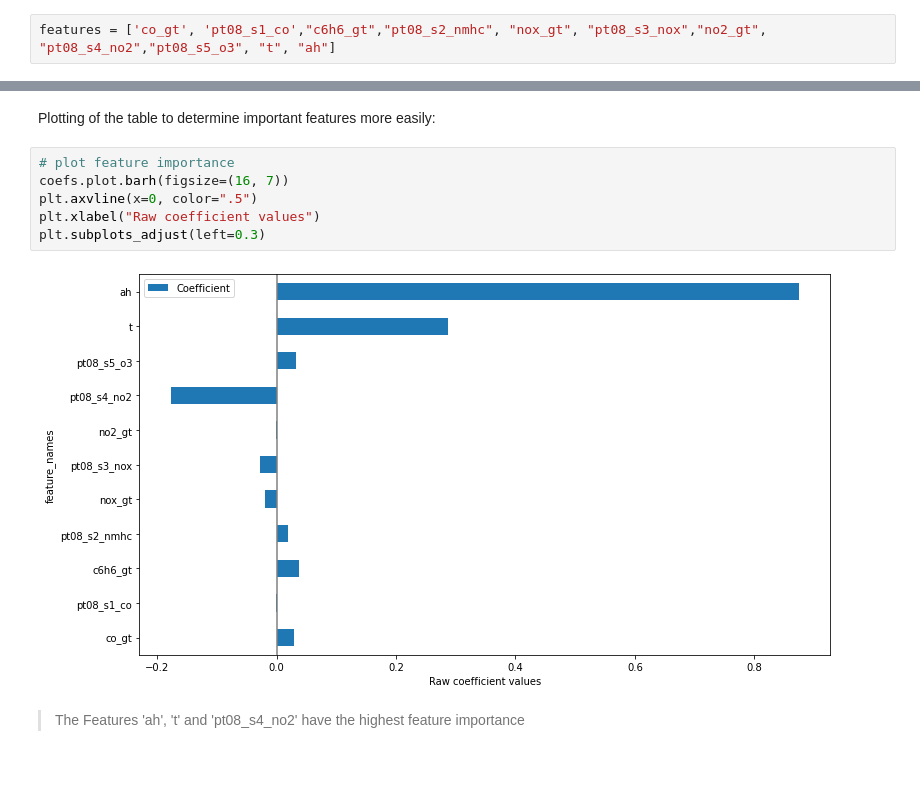
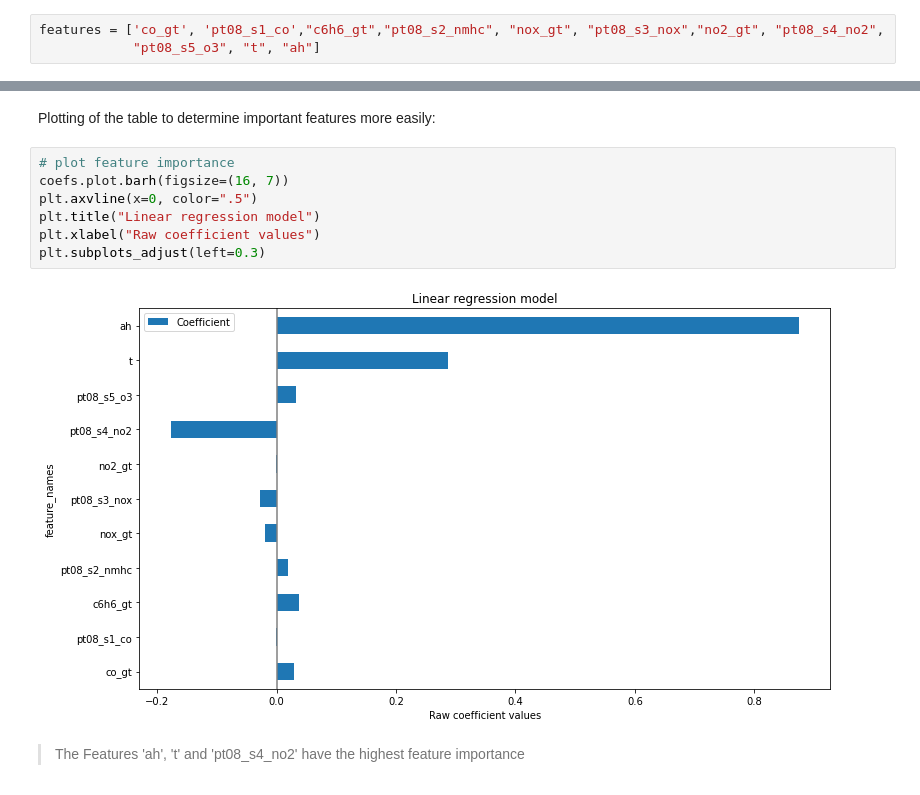
Before and after one commit to SimonB97/Air-regression, a Jupyter notebook: src/03_Sprint4_FINAL/05_Feature_Selection.ipynb, the cells around one changed output, grey strips where cells are left out. Saved outputs shown, nothing was run; the diff lists cells and outputs as text.

```diff
--- a/src/03_Sprint4_FINAL/05_Feature_Selection.ipynb
+++ b/src/03_Sprint4_FINAL/05_Feature_Selection.ipynb
@@ -56,7 +56,8 @@ training, test = train_test_split(df, test_size=1000, shuffle=False, random_stat
 Definition of the features that are to be used to train the model. Be careful, because this also restricts the features for which the coefficient is obtained.
 In this case, 'date' and 'ah_target' is being omitted because it's not necessary.
 # %%
-features = ['co_gt', 'pt08_s1_co',"c6h6_gt","pt08_s2_nmhc", "nox_gt", "pt08_s3_nox","no2_gt", "pt08_s4_no2","pt08_s5_o3", "t", "ah"]
+features = ['co_gt', 'pt08_s1_co',"c6h6_gt","pt08_s2_nmhc", "nox_gt", "pt08_s3_nox","no2_gt", "pt08_s4_no2",
+            "pt08_s5_o3", "t", "ah"]
 # %% [markdown]
 Split the training set and the test set into input (Xi) and target (y):
 # %%
@@ -110,11 +111,12 @@ Plotting of the table to determine important features more easily:
 # %%
 # plot feature importance
 coefs.plot.barh(figsize=(16, 7))
 plt.axvline(x=0, color=".5")
+plt.title("Linear regression model")
 plt.xlabel("Raw coefficient values")
 plt.subplots_adjust(left=0.3)
 # %% [output]
-[figure, old version]
+[figure, new version]
 # %% [markdown]
 > The Features 'ah', 't' and 'pt08_s4_no2' have the highest feature importance
 # %% [markdown]
```
Also changed, not shown: 1 other file.
